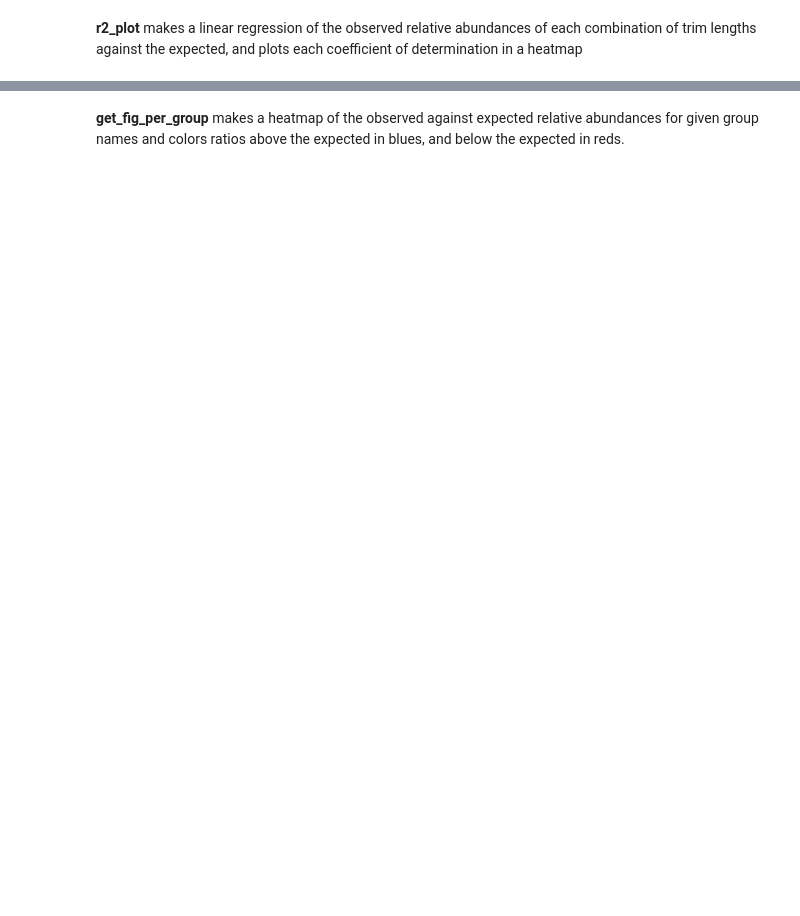
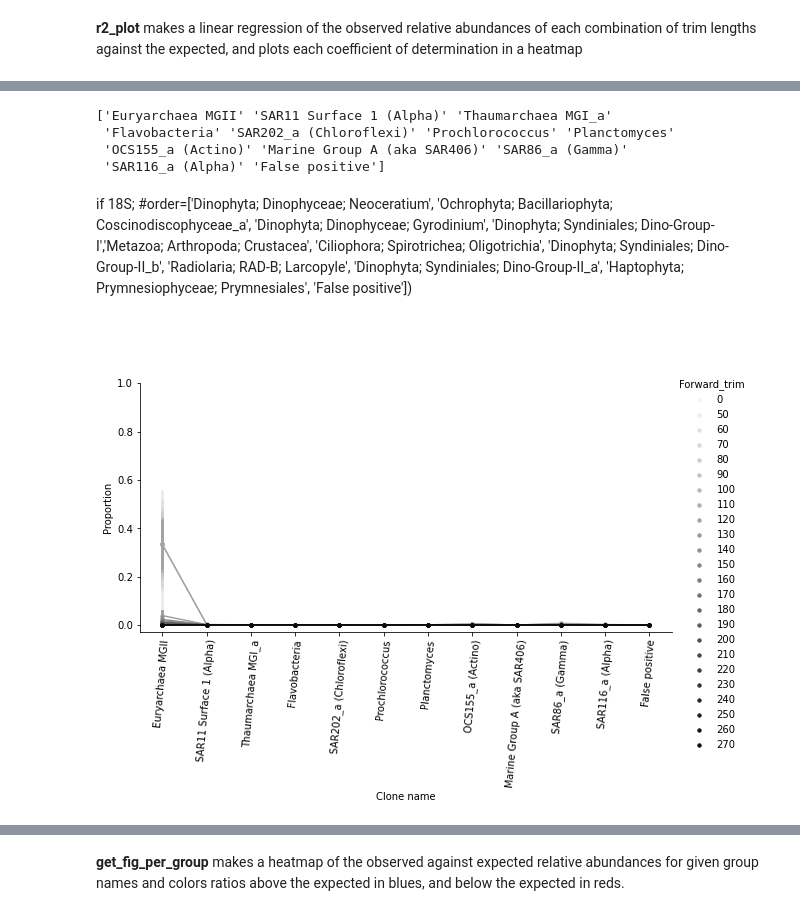
Before and after one commit to dianahaider/final_data_and_code, a Jupyter notebook: run_analysis.ipynb, the cells around one changed output, grey strips where cells are left out. Cells and saved outputs as stored; diff of their text form; code cells hidden in the pictures; blank space fills up the shorter version.

```diff
--- a/run_analysis.ipynb
+++ b/run_analysis.ipynb
@@ -446,0 +826,4 @@ r2_plot()
+# %%
+expobs_comp_copy = expobs_comp.copy()
+# %%
+expobs_comp_copy['sums'] = expobs_comp_copy.groupby(['table_id','sample-id','Clone_name']).transform('sum')
@@ -446,0 +832,2 @@ r2_plot()
+# %%
+expobs_comp_copy['ratios_to_plot'] = expobs_comp_copy.loc[expobs_comp_copy['Clone_name'] == 'False positive'].sum()
@@ -446,0 +866,28 @@ r2_plot()
+# %%
+print(expobs_comp['Clone_name'].unique())
+# %% [output]
+['Euryarchaea MGII' 'SAR11 Surface 1 (Alpha)' 'Thaumarchaea MGI_a'
+ 'Flavobacteria' 'SAR202_a (Chloroflexi)' 'Prochlorococcus' 'Planctomyces'
+ 'OCS155_a (Actino)' 'Marine Group A (aka SAR406)' 'SAR86_a (Gamma)'
+ 'SAR116_a (Alpha)' 'False positive']
+# %% [markdown]
+if 18S; #order=['Dinophyta; Dinophyceae; Neoceratium', 'Ochrophyta; Bacillariophyta; Coscinodiscophyceae_a', 'Dinophyta; Dinophyceae; Gyrodinium',
+ 'Dinophyta; Syndiniales; Dino-Group-I','Metazoa; Arthropoda; Crustacea',
+ 'Ciliophora; Spirotrichea; Oligotrichia',
+ 'Dinophyta; Syndiniales; Dino-Group-II_b', 'Radiolaria; RAD-B; Larcopyle',
+ 'Dinophyta; Syndiniales; Dino-Group-II_a',
+ 'Haptophyta; Prymnesiophyceae; Prymnesiales', 'False positive'])
+# %%
+g = sns.catplot(x="Clone_name", y="ratio", hue="Forward_trim", kind="point", data=expobs_comp_copy, xticklabels=1, scale = 0.5#marker size
+                , palette='gray_r', size = 4, aspect = 2)
+#g.set(ylim=(0, 1))
+g.set(xlabel='Clone name', ylabel='Proportion', yticks=np.arange(0,1.02,0.2))
+for axes in g.axes.flat:
+    _ = axes.set_xticklabels(axes.get_xticklabels(), rotation=85)
+#g.tight_layout()
+g.savefig(f'outputs/{comm_id}{composition}{runnumber}obsratioline_angle85.png',
+            bbox_inches = "tight")
+
+#change step to 50 maybe pour avoir au total moins de lignes
+# %% [output]
+[figure, added]
```
Also changed, not shown: parts of 97 cells of this notebook, 1 other file.
